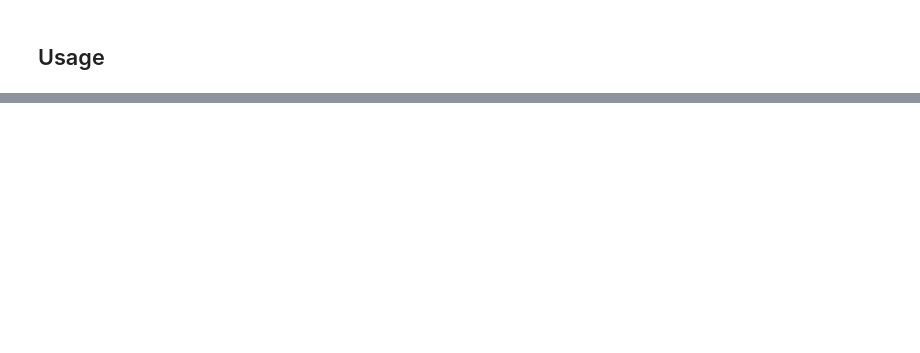
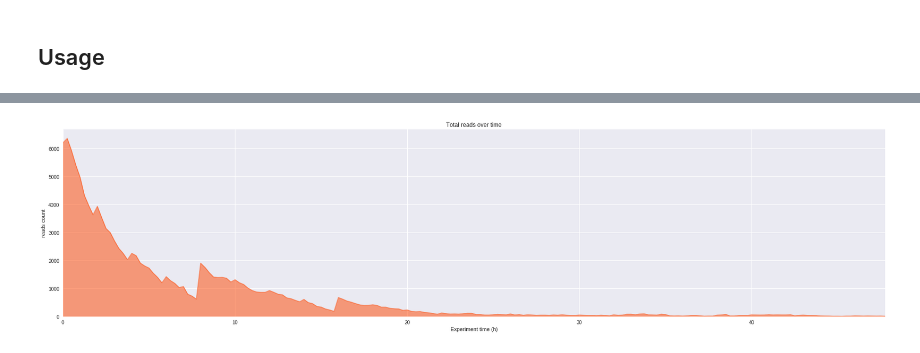
Before and after one commit to a-slide/pycoQC, a Jupyter notebook: README.ipynb, the cells around one changed output, grey strips where cells are left out. Cells and saved outputs as stored; diff of their text form; code cells hidden in the pictures; blank space fills up the shorter version.

```diff
--- a/README.ipynb
+++ b/README.ipynb
@@ -29,0 +131,4 @@ os.path.join(directory, db_filename)
+# %%
+g = p.output_over_time()
+# %% [output]
+[figure, added]
```
Also changed, not shown: parts of 52 cells of this notebook, 9 other files.
